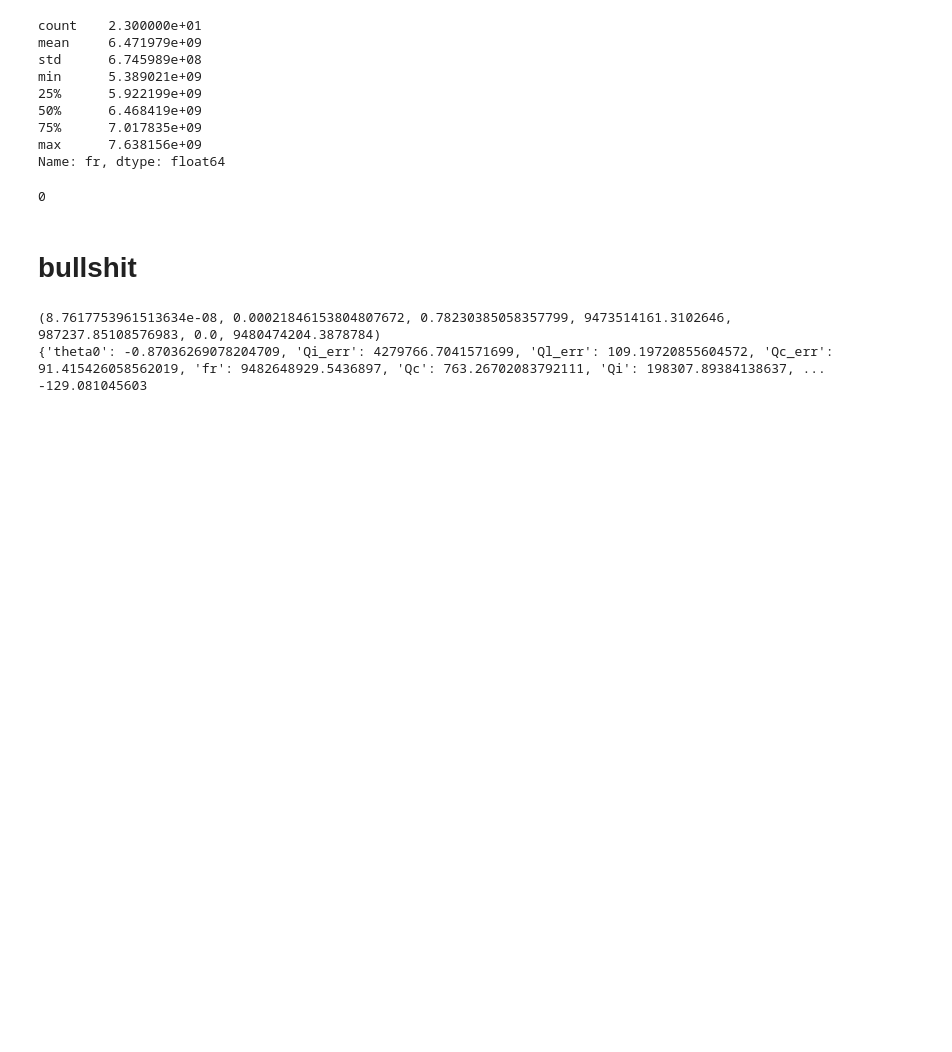
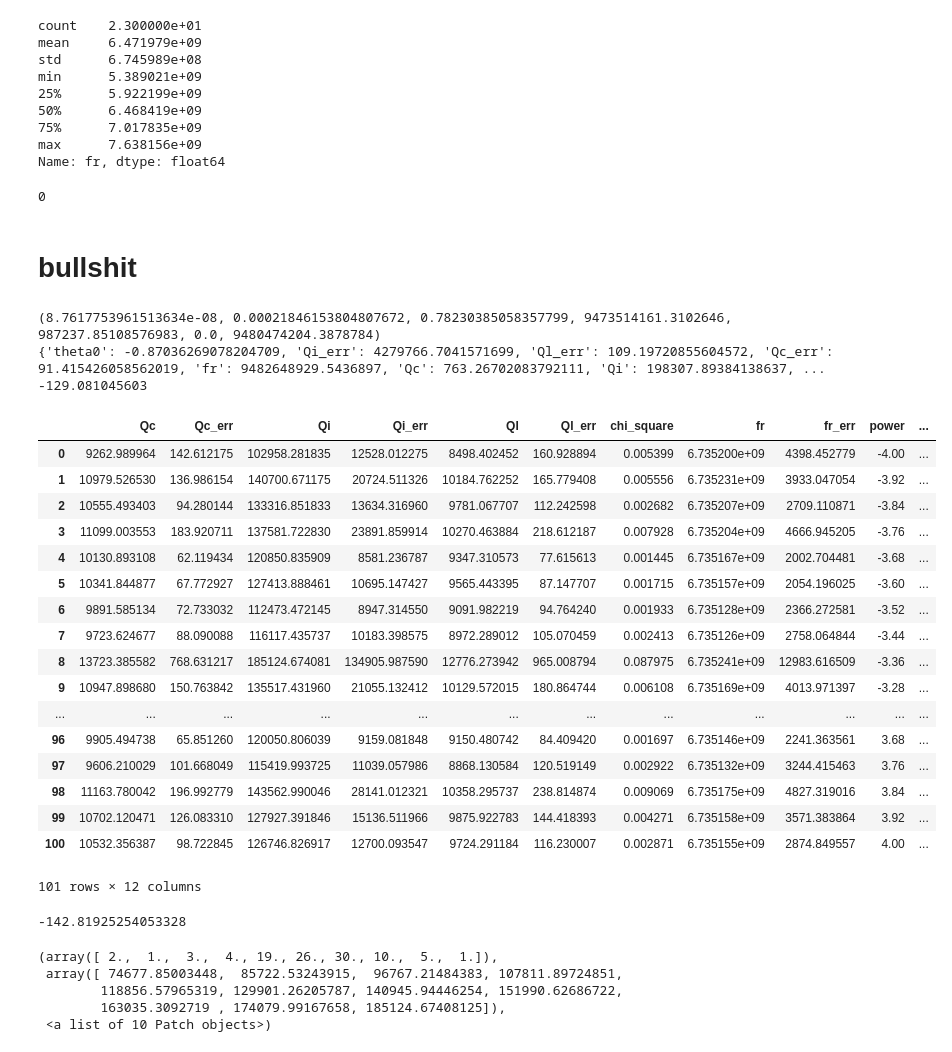
Before and after one commit to ooovector/qsweepy-notebooks, a Jupyter notebook: Resonators-no-bullshit.ipynb, the cells around one changed output. Saved outputs shown, nothing was run; the diff lists cells and outputs as text; code cells hidden in the pictures; blank space fills up the shorter version.

```diff
--- a/Resonators-no-bullshit.ipynb
+++ b/Resonators-no-bullshit.ipynb
@@ -622,0 +584,9 @@ measurement = dm.load_measurement('C:/qtlab/ReiData/data/Feb 27 2017/16-17-54/Re
+# %%
+num=2
+# %%
+f = open(names[num],'rb')
+data = pickle.load(f)
+# %%
+freq=data[1]['S-parameter'][1][1]
+cur = data[1]['S-parameter'][1][0]
+s21 = data[1]["S-parameter"][2]
@@ -622,0 +599,23 @@ measurement = dm.load_measurement('C:/qtlab/ReiData/data/Feb 27 2017/16-17-54/Re
+# %%
+fitdata = resonator_quality_factor_fit.resonator_quality_factor_fit(data[1]["S-parameter"], cur, resonator_type="reflection_port")
+# %%
+fitdata
+# %% [output]
+|  | Qc | Qc_err | Qi | Qi_err | Ql | Ql_err | chi_square | fr | fr_err | power | ... |
+| 0 | 9262.989964 | 142.612175 | 102958.281835 | 12528.012275 | 8498.402452 | 160.928894 | 0.005399 | 6.735200e+09 | 4398.452779 | -4.00 | ... |
+| 1 | 10979.526530 | 136.986154 | 140700.671175 | 20724.511326 | 10184.762252 | 165.779408 | 0.005556 | 6.735231e+09 | 3933.047054 | -3.92 | ... |
+| 2 | 10555.493403 | 94.280144 | 133316.851833 | 13634.316960 | 9781.067707 | 112.242598 | 0.002682 | 6.735207e+09 | 2709.110871 | -3.84 | ... |
+| 3 | 11099.003553 | 183.920711 | 137581.722830 | 23891.859914 | 10270.463884 | 218.612187 | 0.007928 | 6.735204e+09 | 4666.945205 | -3.76 | ... |
+| 4 | 10130.893108 | 62.119434 | 120850.835909 | 8581.236787 | 9347.310573 | 77.615613 | 0.001445 | 6.735167e+09 | 2002.704481 | -3.68 | ... |
+| 5 | 10341.844877 | 67.772927 | 127413.888461 | 10695.147427 | 9565.443395 | 87.147707 | 0.001715 | 6.735157e+09 | 2054.196025 | -3.60 | ... |
+| 6 | 9891.585134 | 72.733032 | 112473.472145 | 8947.314550 | 9091.982219 | 94.764240 | 0.001933 | 6.735128e+09 | 2366.272581 | -3.52 | ... |
+| 7 | 9723.624677 | 88.090088 | 116117.435737 | 10183.398575 | 8972.289012 | 105.070459 | 0.002413 | 6.735126e+09 | 2758.064844 | -3.44 | ... |
+| 8 | 13723.385582 | 768.631217 | 185124.674081 | 134905.987590 | 12776.273942 | 965.008794 | 0.087975 | 6.735241e+09 | 12983.616509 | -3.36 | ... |
+| 9 | 10947.898680 | 150.763842 | 135517.431960 | 21055.132412 | 10129.572015 | 180.864744 | 0.006108 | 6.735169e+09 | 4013.971397 | -3.28 | ... |
+| ... | ... | ... | ... | ... | ... | ... | ... | ... | ... | ... | ... |
+| 96 | 9905.494738 | 65.851260 | 120050.806039 | 9159.081848 | 9150.480742 | 84.409420 | 0.001697 | 6.735146e+09 | 2241.363561 | 3.68 | ... |
+| 97 | 9606.210029 | 101.668049 | 115419.993725 | 11039.057986 | 8868.130584 | 120.519149 | 0.002922 | 6.735132e+09 | 3244.415463 | 3.76 | ... |
+| 98 | 11163.780042 | 196.992779 | 143562.990046 | 28141.012321 | 10358.295737 | 238.814874 | 0.009069 | 6.735175e+09 | 4827.319016 | 3.84 | ... |
+| 99 | 10702.120471 | 126.083310 | 127927.391846 | 15136.511966 | 9875.922783 | 144.418393 | 0.004271 | 6.735158e+09 | 3571.383864 | 3.92 | ... |
+| 100 | 10532.356387 | 98.722845 | 126746.826917 | 12700.093547 | 9724.291184 | 116.230007 | 0.002871 | 6.735155e+09 | 2874.849557 | 4.00 | ... |
+101 rows × 12 columns
@@ -622,0 +627,4 @@ measurement = dm.load_measurement('C:/qtlab/ReiData/data/Feb 27 2017/16-17-54/Re
+# %%
+spl.mean()
+# %% [output]
+-142.81925254053328
@@ -622,0 +634,8 @@ measurement = dm.load_measurement('C:/qtlab/ReiData/data/Feb 27 2017/16-17-54/Re
+# %%
+plt.hist(Q)
+# %% [output]
+(array([ 2.,  1.,  3.,  4., 19., 26., 30., 10.,  5.,  1.]),
+ array([ 74677.85003448,  85722.53243915,  96767.21484383, 107811.89724851,
+        118856.57965319, 129901.26205787, 140945.94446254, 151990.62686722,
+        163035.3092719 , 174079.99167658, 185124.67408125]),
+ <a list of 10 Patch objects>)
```
Also changed, not shown: parts of 52 cells of this notebook, 26 other files.
